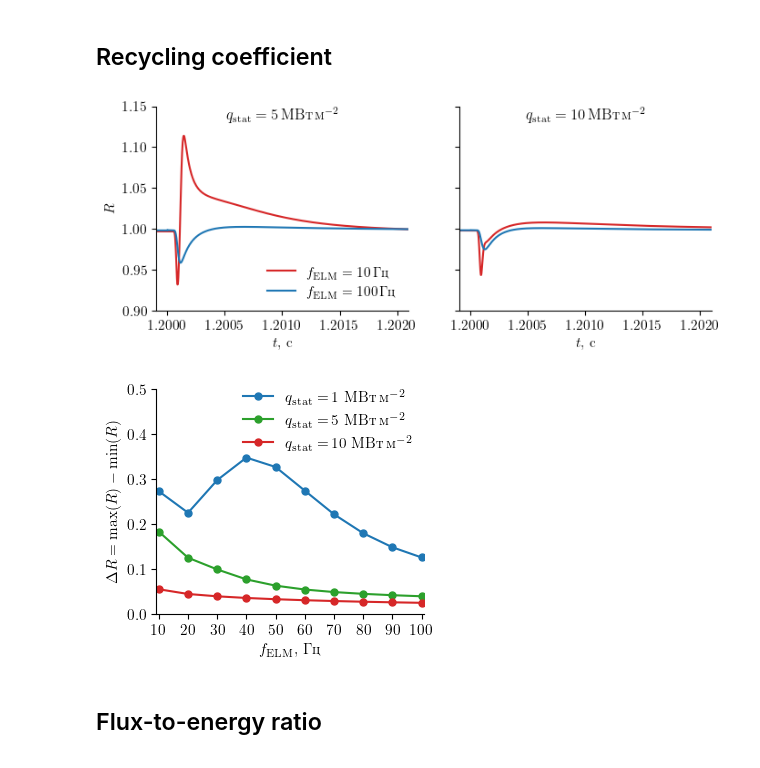
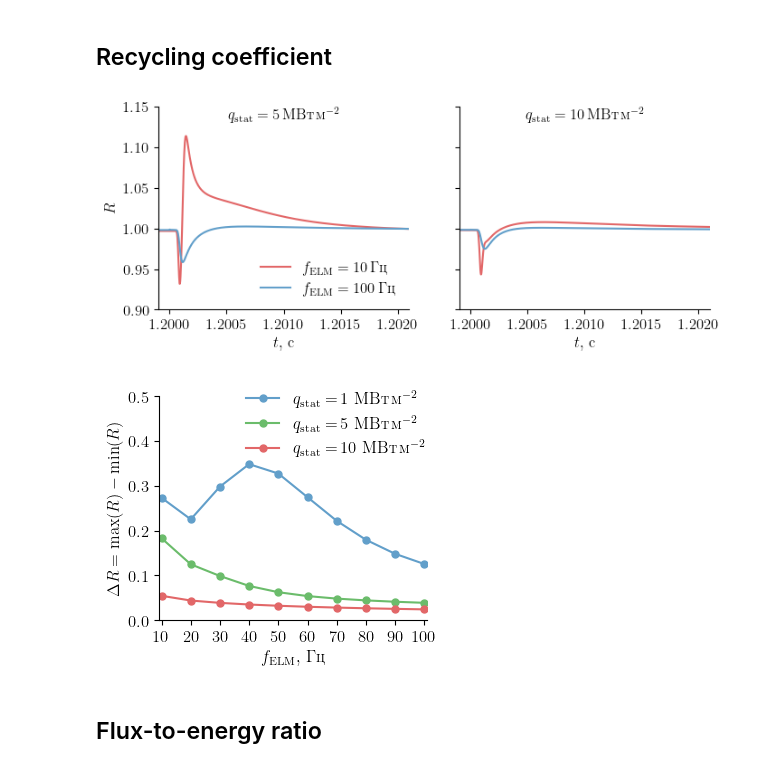
Before and after one commit to KulaginVladimir/PhD, a Jupyter notebook: Scripts/Chapter_3/ELMs/ELMs.ipynb, the cells around one changed output. Cells and saved outputs as stored; diff of their text form; code cells hidden in the pictures.

```diff
--- a/Scripts/Chapter_3/ELMs/ELMs.ipynb
+++ b/Scripts/Chapter_3/ELMs/ELMs.ipynb
@@ -76,7 +77,7 @@ T_eped = 4.7e3  # eV
 q = 1.6e-19  # C
 P_ELM = 0.3 * P_sol
 
-colors = ["tab:red", "tab:green", "tab:blue"]
+colors = ["#629fca", "#6bbc6b", "#e26768"]
 t = np.linspace(0.000001, 0.0025, 2000)
 
 r_en_elm = 1.40e-1
@@ -546,7 +547,7 @@ data_ELM = []
 
 freqs = [f for f in [10, 100]]
 q_vals = [5, 10]
-colors = ["tab:blue", "tab:red"]
+colors = ["#629fca", "#e26768"]
 
 fig, axs = plt.subplots(
     1, 2, figsize=(200 * mm2inch, 74 * mm2inch), sharey=True, sharex=True
@@ -582,7 +583,7 @@ axs[0].legend(loc="lower right")
 plt.savefig("../../../Thesis/images/R_freq.pdf", bbox_inches="tight", pad_inches=0.01)
 plt.show()
 # %% [output]
-[figure, old version]
+[figure, new version]
 # %%
 freqs = [f for f in range(10, 110, 10)]
 q_vals = [1, 5, 10]
@@ -599,35 +600,36 @@ for i, q in enumerate(q_vals):
             delimiter=",",
         )
 
         t = data[:, 0]
         indx = np.where(t > 4)[0]
         R_max[i][j] = max(data[indx, -1])
         R_min[i][j] = min(data[indx, -1])
 
 ampls = np.zeros_like(R_max)
 
-colors = ["tab:blue", "tab:green", "tab:red"]
+colors = ["#629fca", "#6bbc6b", "#e26768"]
+
 for i in range(3):
     ax.plot(
         freqs,
         np.array(R_max[i]) - np.array(R_min[i]),
         color=colors[i],
         label=r"$q_\mathrm{stat}=\,$" + f"{q_vals[i]} " + r"МВт\,м$^{-2}$",
         marker="o",
         ms=5,
     )
 
 ax.legend(loc=(0.3, 0.7))
 ax.set_xlabel(r"$f_\mathrm{ELM}$, Гц")
 ax.set_ylabel(r"$\Delta R = \max (R) - \min(R)$")
 ax.set_ylim(0, 0.5)
 ax.set_xlim(9, 101)
 ax.set_xticks([i for i in range(10, 110, 10)])
 
 # plt.savefig('../../../Thesis/images/R_all.pdf', bbox_inches='tight', pad_inches=0.01)
 plt.show()
 # %% [output]
-[figure, old version]
+[figure, new version]
 # %% [markdown]
 ## Flux-to-energy ratio
 # %%
```
Also changed, not shown: parts of 8 cells of this notebook, 36 other files.
